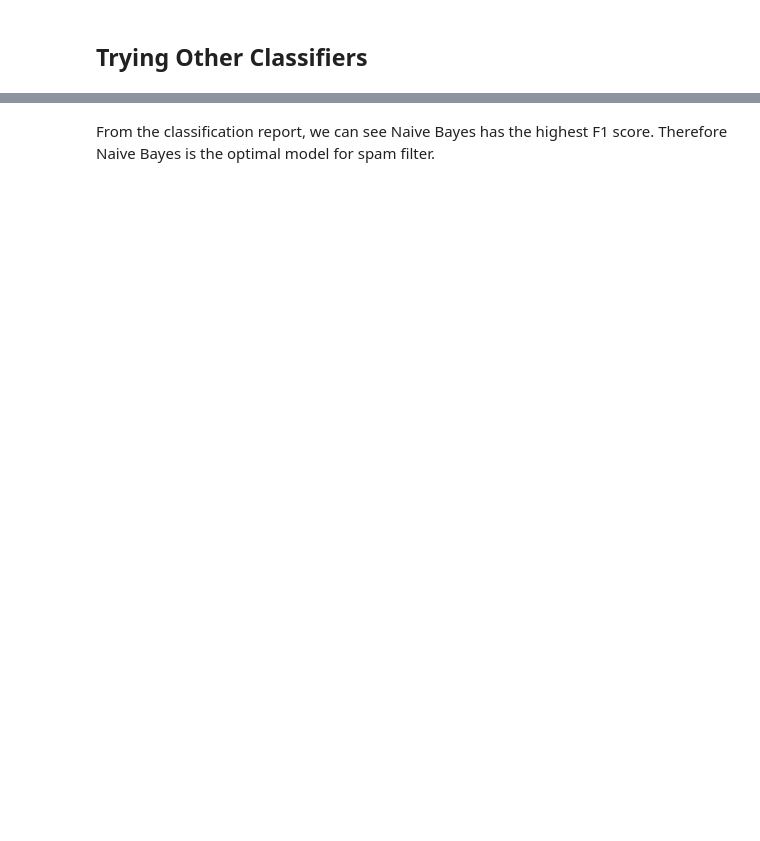
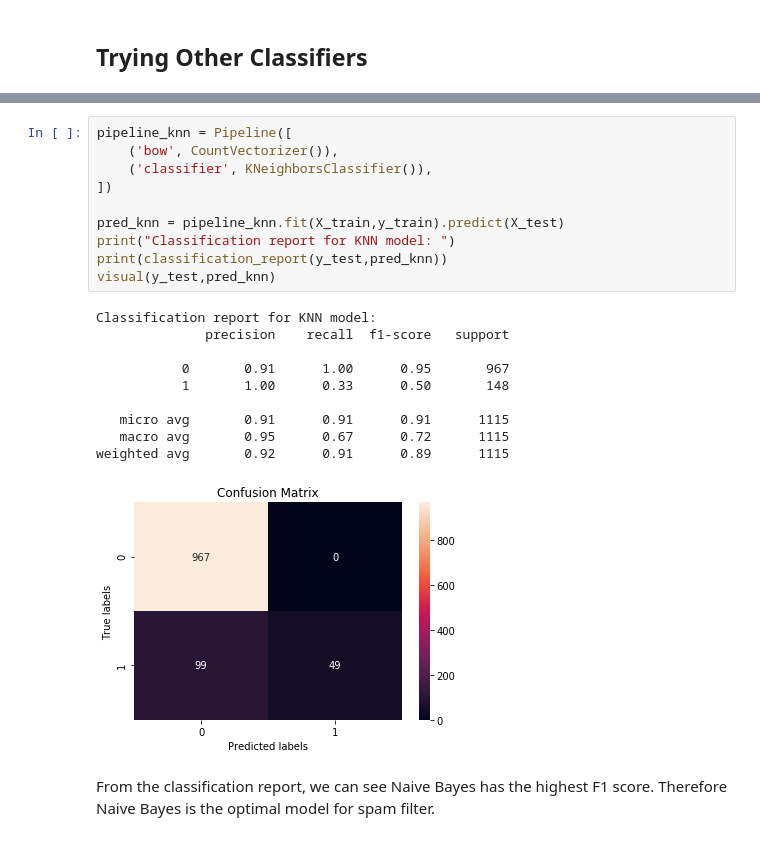
Before and after one commit to definitelymeng/Machine-Learning, a Jupyter notebook: Spam_Filter/spam_filter.ipynb, the cells around one changed output, grey strips where cells are left out. Drawn from its saved outputs; the diff is of its cells as text; blank space fills up the shorter version.

```diff
--- a/Spam_Filter/spam_filter.ipynb
+++ b/Spam_Filter/spam_filter.ipynb
@@ -190,2 +184,23 @@ weighted avg       0.92      0.91      0.89      1115
+# %%
+pipeline_knn = Pipeline([
+    ('bow', CountVectorizer()),
+    ('classifier', KNeighborsClassifier()),
+])
+
+pred_knn = pipeline_knn.fit(X_train,y_train).predict(X_test)
+print("Classification report for KNN model: ")
+print(classification_report(y_test,pred_knn))
+visual(y_test,pred_knn)
+# %% [output]
+Classification report for KNN model:
+              precision    recall  f1-score   support
+
+           0       0.91      1.00      0.95       967
+           1       1.00      0.33      0.50       148
+
+   micro avg       0.91      0.91      0.91      1115
+   macro avg       0.95      0.67      0.72      1115
+weighted avg       0.92      0.91      0.89      1115
+[figure, added]
 # %% [markdown]
 From the classification report, we can see Naive Bayes has the highest F1 score. Therefore Naive Bayes is the optimal model for spam filter.
```
Also changed, not shown: parts of 4 cells of this notebook.
